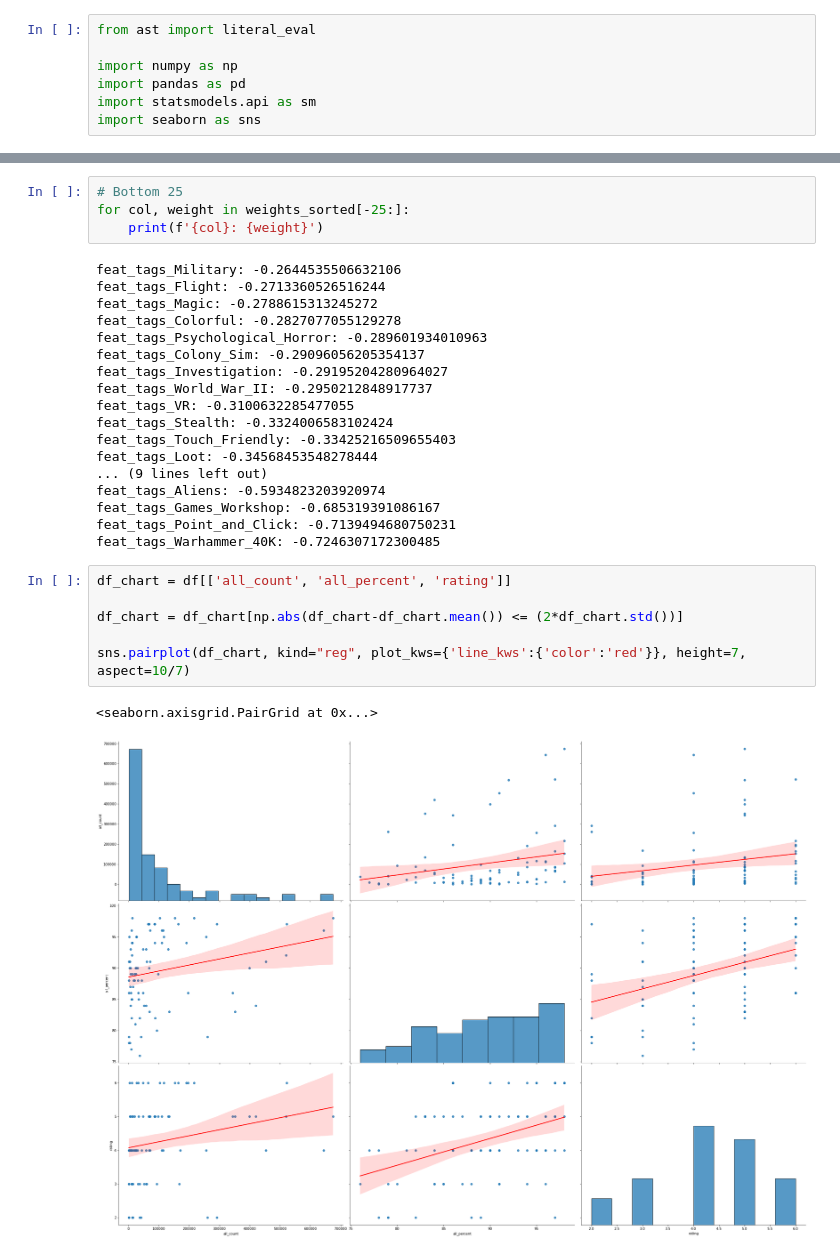
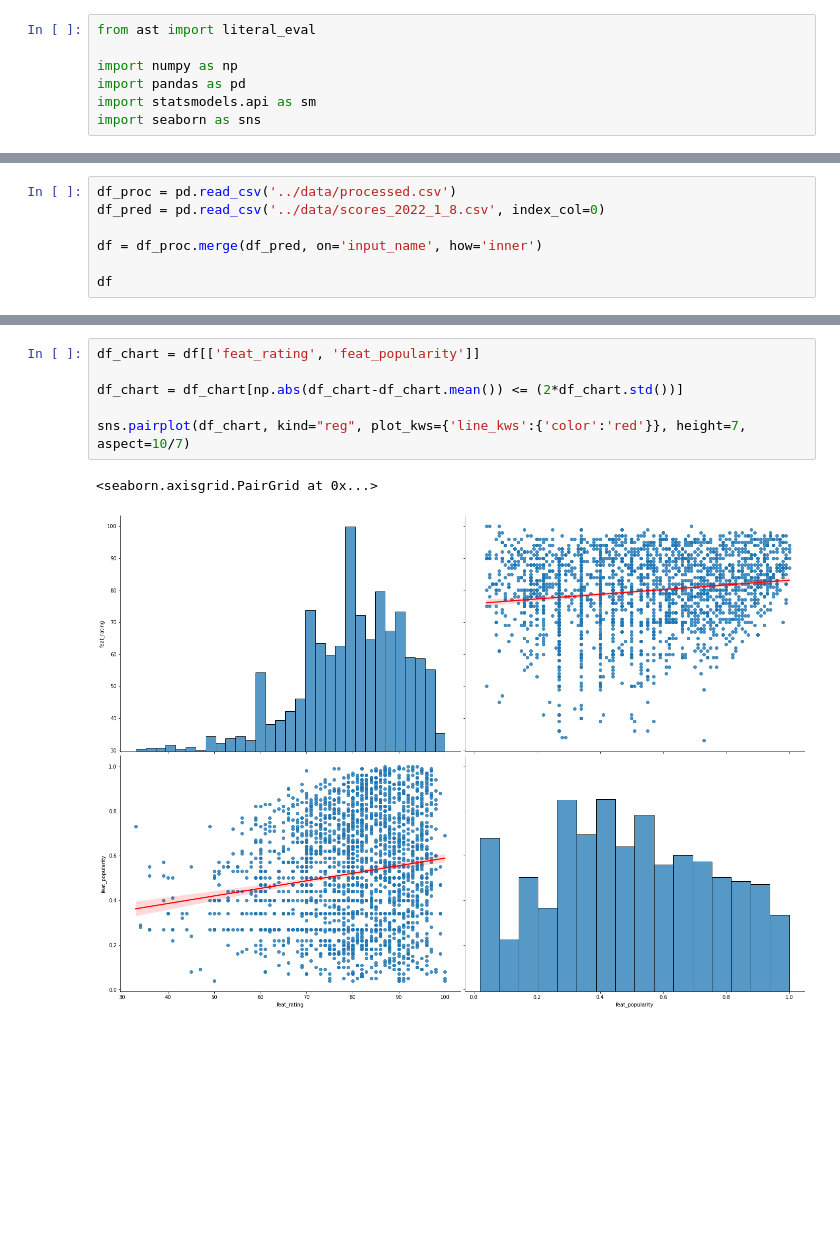
Before and after one commit to mcminnra/vgr, a Jupyter notebook: prototyping_notebooks/analysis.ipynb, the cells around one changed output, grey strips where cells are left out. Drawn from its saved outputs; the diff is of its cells as text; blank space fills up the shorter version.

```diff
--- a/prototyping_notebooks/analysis.ipynb
+++ b/prototyping_notebooks/analysis.ipynb
@@ -30,0 +10,7 @@ df
+# %%
+df_proc = pd.read_csv('../data/processed.csv')
+df_pred = pd.read_csv('../data/scores_2022_1_8.csv', index_col=0)
+
+df = df_proc.merge(df_pred, on='input_name', how='inner')
+
+df
@@ -68,31 +123,9 @@ feat_tags_Platformer: 0.3868827014626953
-# %%
-# Bottom 25
-for col, weight in weights_sorted[-25:]:
-    print(f'{col}: {weight}')
-# %% [output]
-feat_tags_Military: -0.2644535506632106
-feat_tags_Flight: -0.2713360526516244
-feat_tags_Magic: -0.2788615313245272
-feat_tags_Colorful: -0.2827077055129278
-feat_tags_Psychological_Horror: -0.289601934010963
-feat_tags_Colony_Sim: -0.29096056205354137
-feat_tags_Investigation: -0.29195204280964027
-feat_tags_World_War_II: -0.2950212848917737
-feat_tags_VR: -0.3100632285477055
-feat_tags_Stealth: -0.3324006583102424
-feat_tags_Touch_Friendly: -0.33425216509655403
-feat_tags_Loot: -0.34568453548278444
-... (9 lines left out)
-feat_tags_Aliens: -0.5934823203920974
-feat_tags_Games_Workshop: -0.685319391086167
-feat_tags_Point_and_Click: -0.7139494680750231
-feat_tags_Warhammer_40K: -0.7246307172300485
 # %%
-df_chart = df[['all_count', 'all_percent', 'rating']]
+df_chart = df[['feat_rating', 'feat_popularity']]
 
 df_chart = df_chart[np.abs(df_chart-df_chart.mean()) <= (2*df_chart.std())]
 
 sns.pairplot(df_chart, kind="reg", plot_kws={'line_kws':{'color':'red'}}, height=7, aspect=10/7)
 # %% [output]
 <seaborn.axisgrid.PairGrid at 0x...>
-[figure, old version]
+[figure, new version]
```
Also changed, not shown: parts of 16 cells of this notebook.
